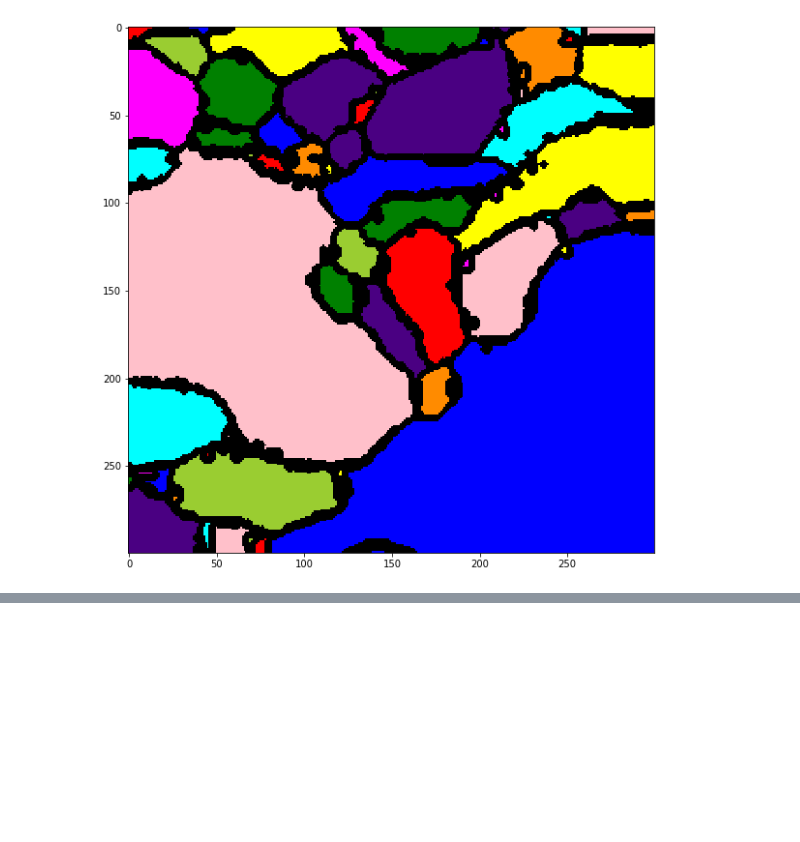
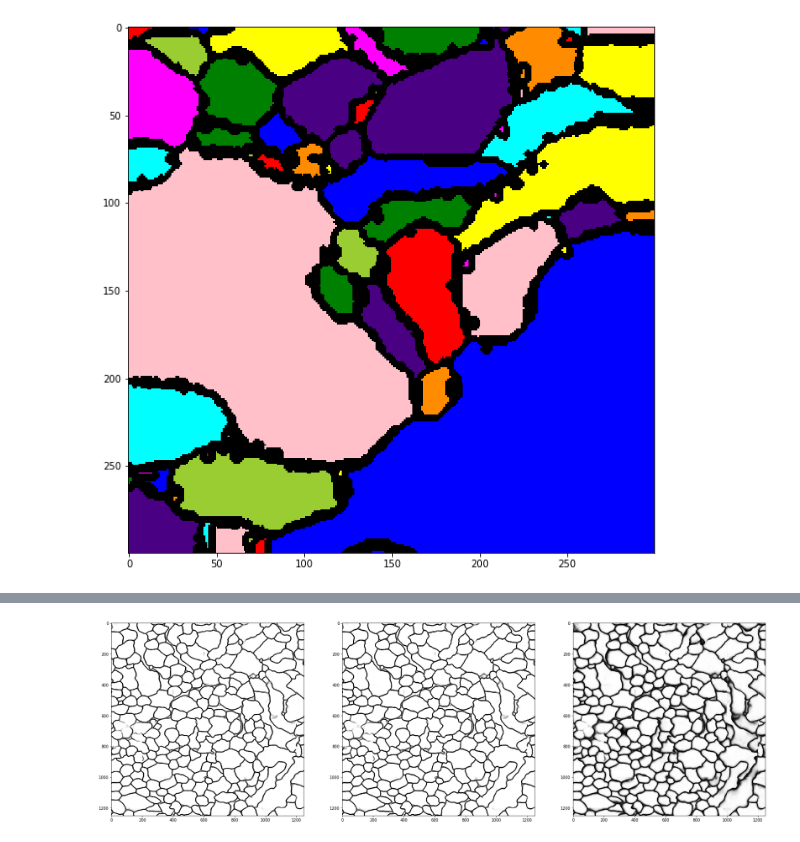
Before and after one commit to image-infomatics/neutorch, a Jupyter notebook: neutorch/notebooks/data_explore.ipynb, the cells around one changed output, grey strips where cells are left out. Cells and saved outputs as stored; diff of their text form; code cells hidden in the pictures; blank space fills up the shorter version.

```diff
--- a/neutorch/notebooks/data_explore.ipynb
+++ b/neutorch/notebooks/data_explore.ipynb
@@ -266,0 +216,4 @@ view_segmentation(lbl, i=i)
+# %%
+view_affinity(trueC, i=0,fig_size=10)
+# %% [output]
+[figure, added]
```
Also changed, not shown: parts of 9 cells of this notebook, 1 other file.
